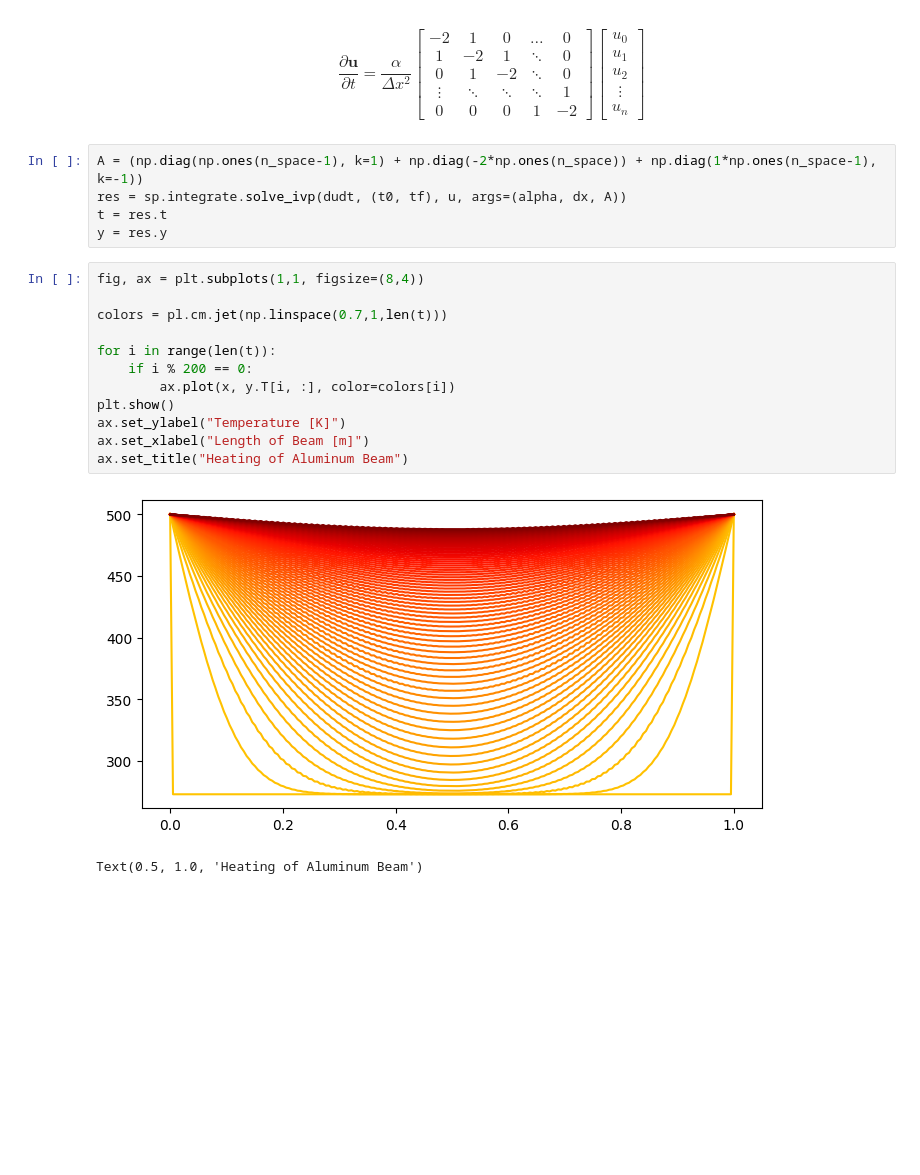
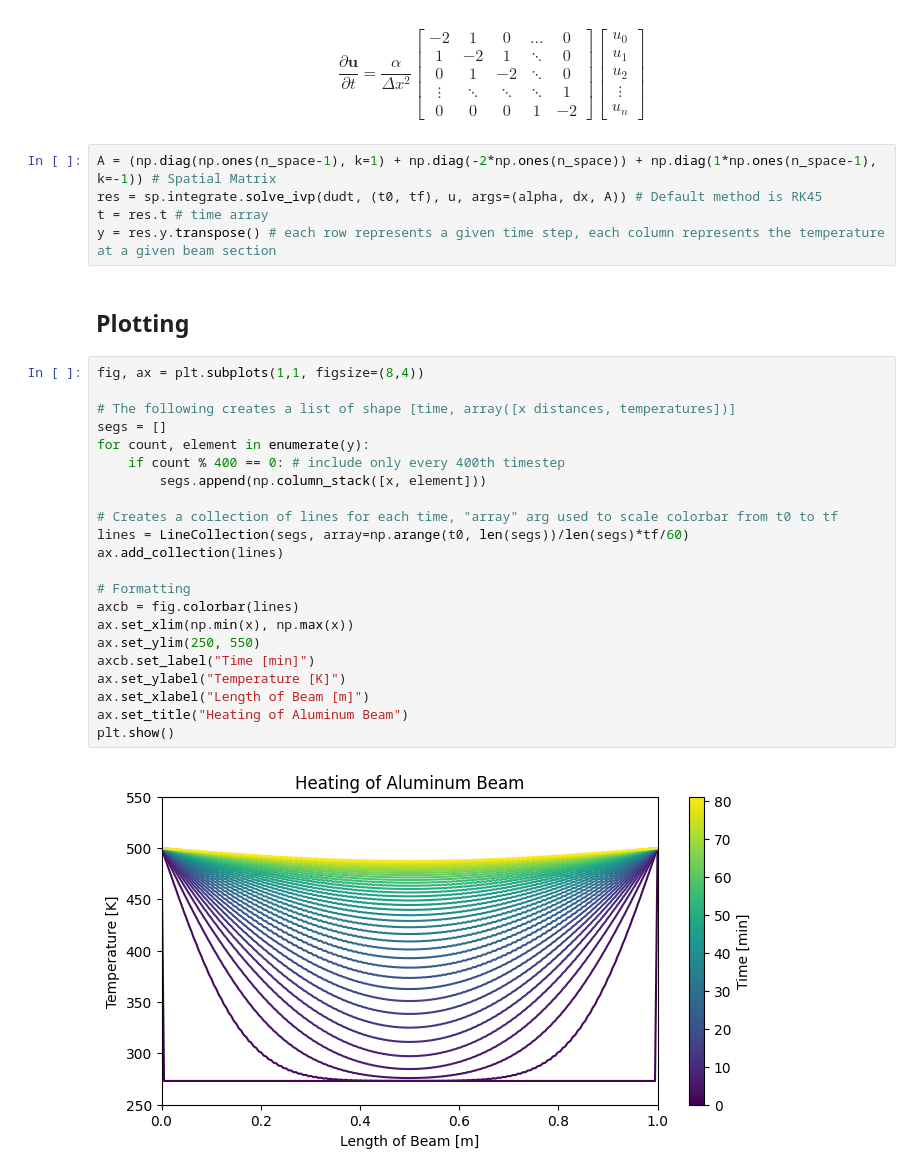
Before and after one commit to astroscott/1d_heat_equation, a Jupyter notebook: heat_equation.ipynb, the cells around one changed output. Drawn from its saved outputs; the diff is of its cells as text; blank space fills up the shorter version.

```diff
--- a/heat_equation.ipynb
+++ b/heat_equation.ipynb
@@ -75,22 +79,33 @@ u_n
 \end{bmatrix}
 $$
 # %%
-A = (np.diag(np.ones(n_space-1), k=1) + np.diag(-2*np.ones(n_space)) + np.diag(1*np.ones(n_space-1), k=-1))
-res = sp.integrate.solve_ivp(dudt, (t0, tf), u, args=(alpha, dx, A))
-t = res.t
-y = res.y
+A = (np.diag(np.ones(n_space-1), k=1) + np.diag(-2*np.ones(n_space)) + np.diag(1*np.ones(n_space-1), k=-1)) # Spatial Matrix
+res = sp.integrate.solve_ivp(dudt, (t0, tf), u, args=(alpha, dx, A)) # Default method is RK45
+t = res.t # time array
+y = res.y.transpose() # each row represents a given time step, each column represents the temperature at a given beam section
-# %%
-fig, ax = plt.subplots(1,1, figsize=(8,4))
-
-colors = pl.cm.jet(np.linspace(0.7,1,len(t)))
-
-for i in range(len(t)):
-    if i % 200 == 0:
-        ax.plot(x, y.T[i, :], color=colors[i])
-plt.show()
-ax.set_ylabel("Temperature [K]")
-ax.set_xlabel("Length of Beam [m]")
-ax.set_title("Heating of Aluminum Beam")
-# %% [output]
-[figure, removed]
-Text(0.5, 1.0, 'Heating of Aluminum Beam')
+# %% [markdown]
+## Plotting
+# %%
+fig, ax = plt.subplots(1,1, figsize=(8,4))
+
+# The following creates a list of shape [time, array([x distances, temperatures])]
+segs = []
+for count, element in enumerate(y):
+    if count % 400 == 0: # include only every 400th timestep
+        segs.append(np.column_stack([x, element]))
+
+# Creates a collection of lines for each time, "array" arg used to scale colorbar from t0 to tf
+lines = LineCollection(segs, array=np.arange(t0, len(segs))/len(segs)*tf/60)
+ax.add_collection(lines)
+
+# Formatting
+axcb = fig.colorbar(lines)
+ax.set_xlim(np.min(x), np.max(x))
+ax.set_ylim(250, 550)
+axcb.set_label("Time [min]")
+ax.set_ylabel("Temperature [K]")
+ax.set_xlabel("Length of Beam [m]")
+ax.set_title("Heating of Aluminum Beam")
+plt.show()
+# %% [output]
+[figure, added]
```
Also changed, not shown: parts of 2 cells of this notebook, 3 other files.
